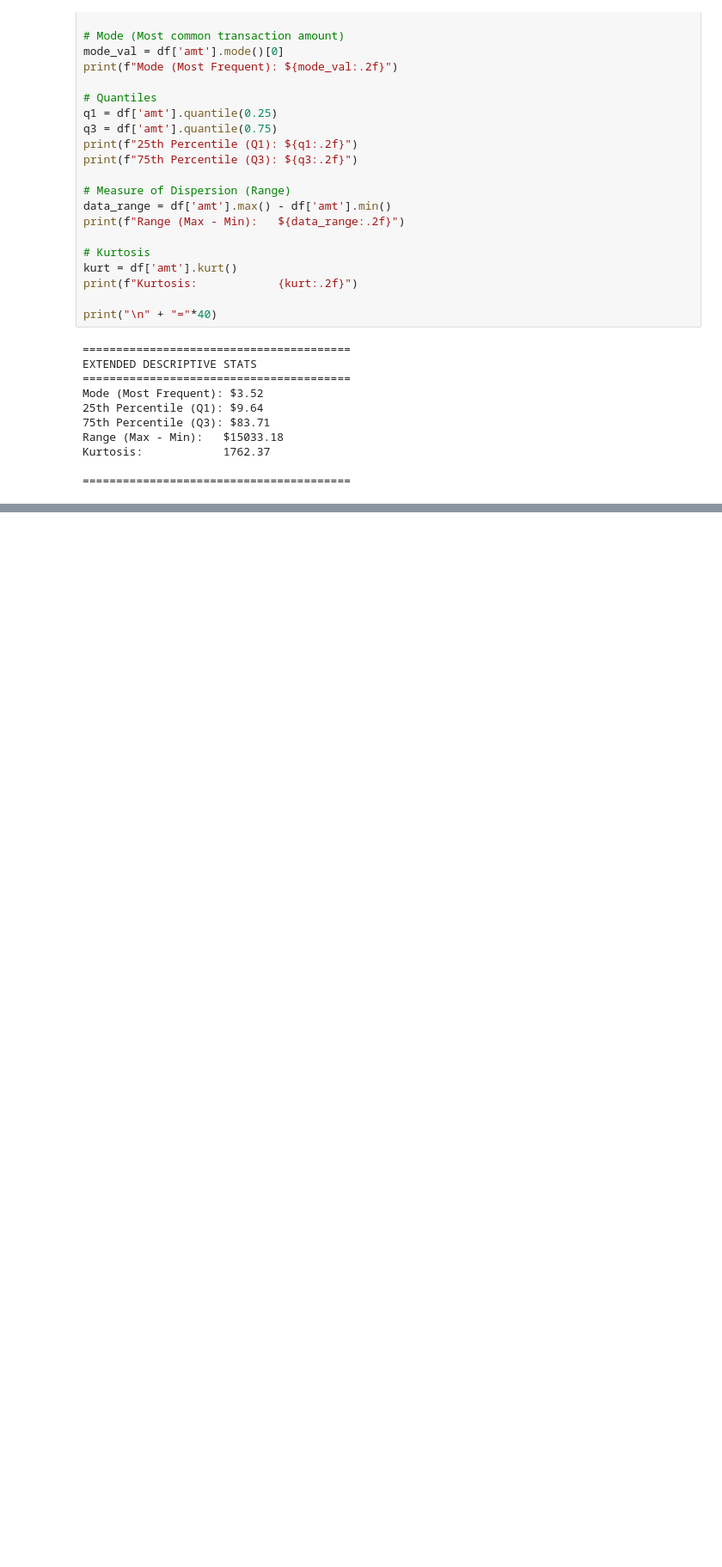
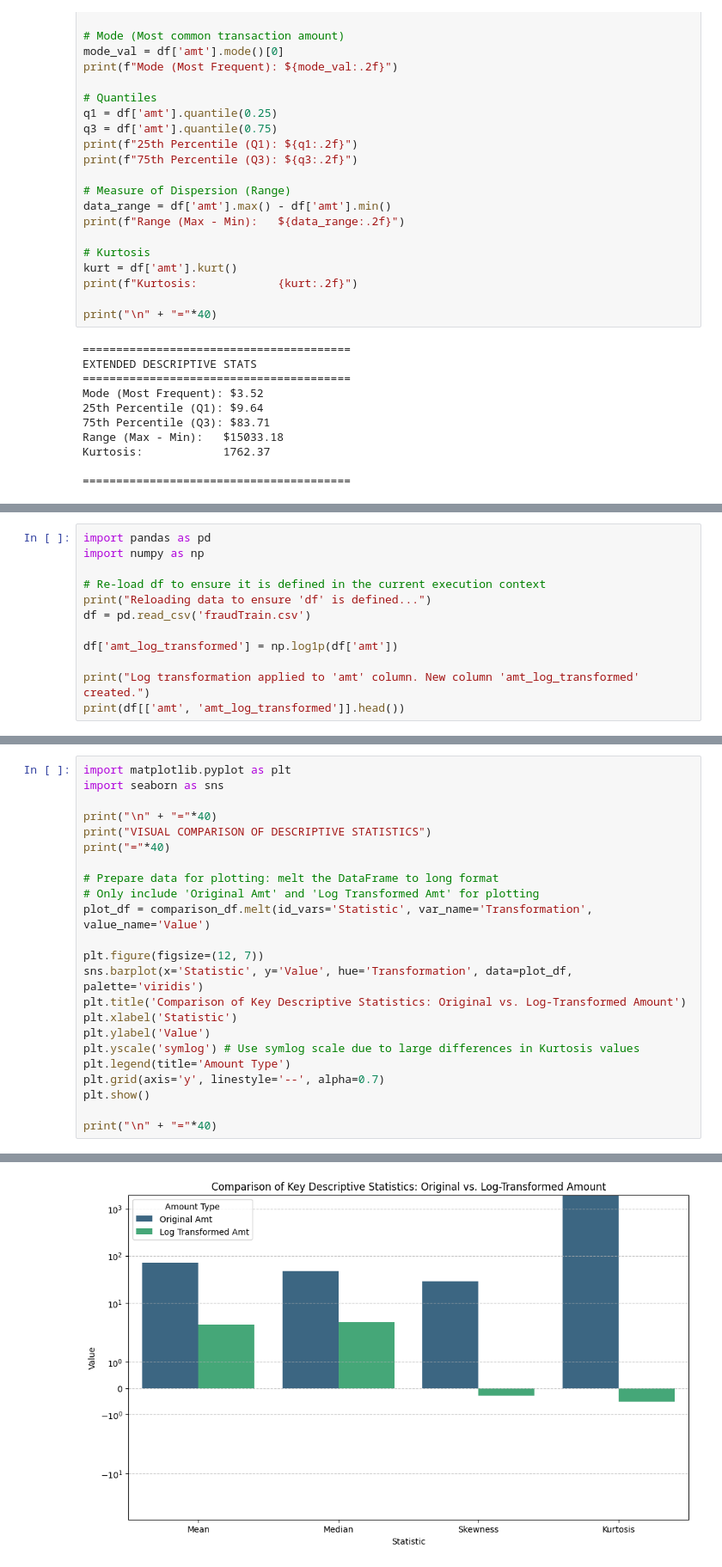
Before and after one commit to ShubhangiDimri/Digital-Transaction-Risk-Analysis, a Jupyter notebook: RiskAnalysis.ipynb, the cells around one changed output, grey strips where cells are left out. Shown at 86% size. Saved outputs shown, nothing was run; the diff lists cells and outputs as text; blank space fills up the shorter version.

Commit message:
cleaned and done the desc analysis again and done with comparison

```diff
--- a/RiskAnalysis.ipynb
+++ b/RiskAnalysis.ipynb
@@ -80,0 +92,12 @@ Kurtosis:            1762.37
+# %%
+import pandas as pd
+import numpy as np
+
+# Re-load df to ensure it is defined in the current execution context
+print("Reloading data to ensure 'df' is defined...")
+df = pd.read_csv('fraudTrain.csv')
+
+df['amt_log_transformed'] = np.log1p(df['amt'])
+
+print("Log transformation applied to 'amt' column. New column 'amt_log_transformed' created.")
+print(df[['amt', 'amt_log_transformed']].head())
@@ -80,0 +221,24 @@ Kurtosis:            1762.37
+# %%
+import matplotlib.pyplot as plt
+import seaborn as sns
+
+print("\n" + "="*40)
+print("VISUAL COMPARISON OF DESCRIPTIVE STATISTICS")
+print("="*40)
+
+# Prepare data for plotting: melt the DataFrame to long format
+# Only include 'Original Amt' and 'Log Transformed Amt' for plotting
+plot_df = comparison_df.melt(id_vars='Statistic', var_name='Transformation', value_name='Value')
+
+plt.figure(figsize=(12, 7))
+sns.barplot(x='Statistic', y='Value', hue='Transformation', data=plot_df, palette='viridis')
+plt.title('Comparison of Key Descriptive Statistics: Original vs. Log-Transformed Amount')
+plt.xlabel('Statistic')
+plt.ylabel('Value')
+plt.yscale('symlog') # Use symlog scale due to large differences in Kurtosis values
+plt.legend(title='Amount Type')
+plt.grid(axis='y', linestyle='--', alpha=0.7)
+plt.show()
+
+print("\n" + "="*40)
+# %% [output]
@@ -80,0 +248 @@ Kurtosis:            1762.37
+[figure, added]
```
Also changed, not shown: parts of 12 cells of this notebook, 1 other file.
